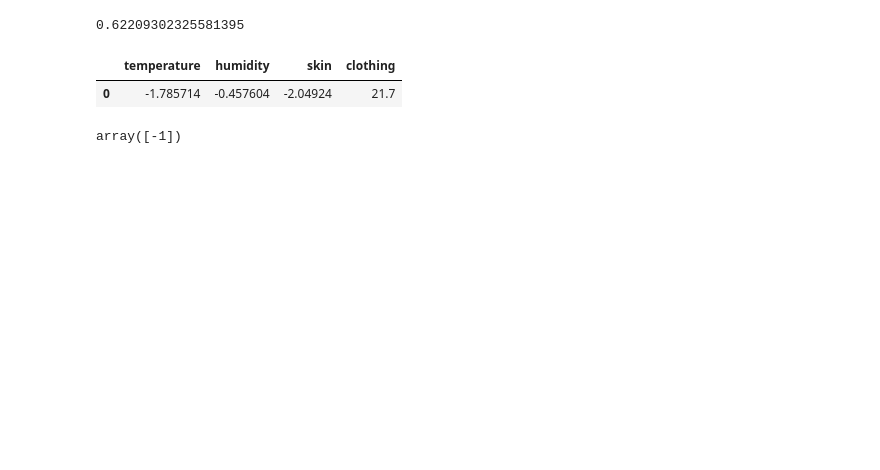
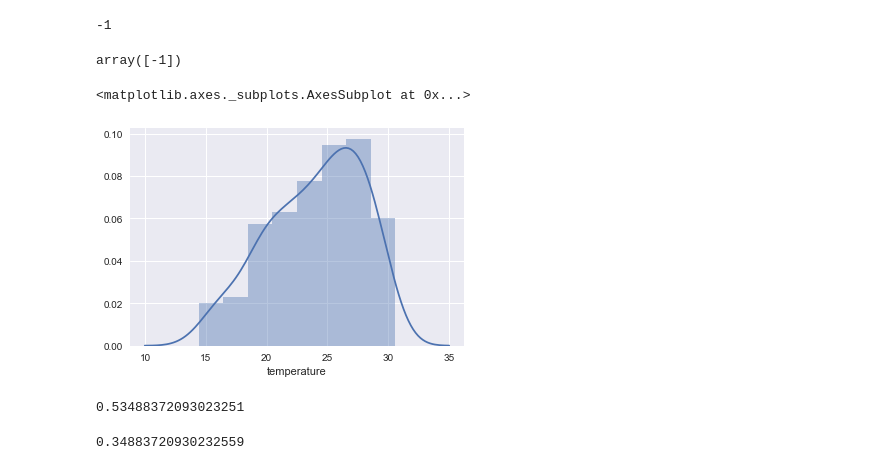
Before and after one commit to lusiliang93/personalized-cooling-fan, a Jupyter notebook: thermal model v1.ipynb, the cells around one changed output. Cells and saved outputs as stored; diff of their text form; code cells hidden in the pictures; blank space fills up the shorter version.

```diff
--- a/thermal model v1.ipynb
+++ b/thermal model v1.ipynb
@@ -16,5 +21,8 @@ index = df['skin'].index[notnan]
 data_new = data.iloc[index]
 # get features and thermal sensation
 y = data_new['sensation']
-x = data_new[['temperature','humidity','skin','clothing']]
-x.to_csv('lili_feature.csv')
+z = data_new['comfort']
+x = data_new[['temperature','humidity','skin']]
+data = pd.read_csv('lili_feature.csv', sep=',',engine='python')
+x_clo = data[['temperature','humidity','skin','clo']]
+x.iloc[0]
@@ -48,0 +80,4 @@ array([ 0.38015464,  0.7254902 ,  0.64527027,  0.61794501,  0.67128874])
+# %%
+# random forest
+clf = RandomForestClassifier(n_estimators=50, max_depth = 3, random_state=0)
+pipe = sklearn.pipeline.Pipeline([('featurize', mapper),('randomforest', clf)])
@@ -52,0 +156,21 @@ from sklearn import metrics
+# %%
+test = x.iloc[[0]]
+clf.fit(x,y)
+gt = y[0]
+pred = clf.predict(test)
+gt
+# %% [output]
+-1
+# %%
+import pickle
+filename = 'rf_model.sav'
+filename2 = 'rf_model3.sav'
+# python2
+pickle.dump(clf,open(filename,'wb'),protocol=2)
+# python3
+pickle.dump(clf,open(filename2,'wb'))
+load_model = pickle.load(open(filename,'rb'))
+pred = load_model.predict(test)
+pred
+# %% [output]
+array([-1])
@@ -52,0 +180,5 @@ from sklearn import metrics
+# %%
+sns.distplot(x['temperature'])
+# %% [output]
+<matplotlib.axes._subplots.AxesSubplot at 0x...>
+[figure, added]
@@ -53,25 +196,12 @@ from sklearn import metrics
 # %%
-predicted = cross_val_predict(clf, x.copy(), y, cv=5)
+knn = KNeighborsClassifier(n_neighbors=18)
+predicted = cross_val_predict(knn, x_clo, y, cv=5)
 metrics.accuracy_score(y, predicted)
 # %% [output]
-0.62209302325581395
+0.53488372093023251
-# %%
-test = x.iloc[[0]]
-clf.fit(x,y)
-gt = y[0]
-pred = clf.predict(test)
-pred
-gt
-test
-# %% [output]
-|  | temperature | humidity | skin | clothing |
-| 0 | -1.785714 | -0.457604 | -2.04924 | 21.7 |
-# %%
-import pickle
-filename = 'svm_model.sav'
-pickle.dump(clf,open(filename,'wb'),protocol=2)
-load_model = pickle.load(open(filename,'rb'))
-pred = load_model.predict(test)
-pred
-# %% [output]
-array([-1])
+# %%
+knn = KNeighborsClassifier(n_neighbors=18)
+predicted = cross_val_predict(knn, x_clo, z, cv=5)
+metrics.accuracy_score(z, predicted)
+# %% [output]
+0.34883720930232559
```
Also changed, not shown: parts of 15 cells of this notebook, 12 other files.
